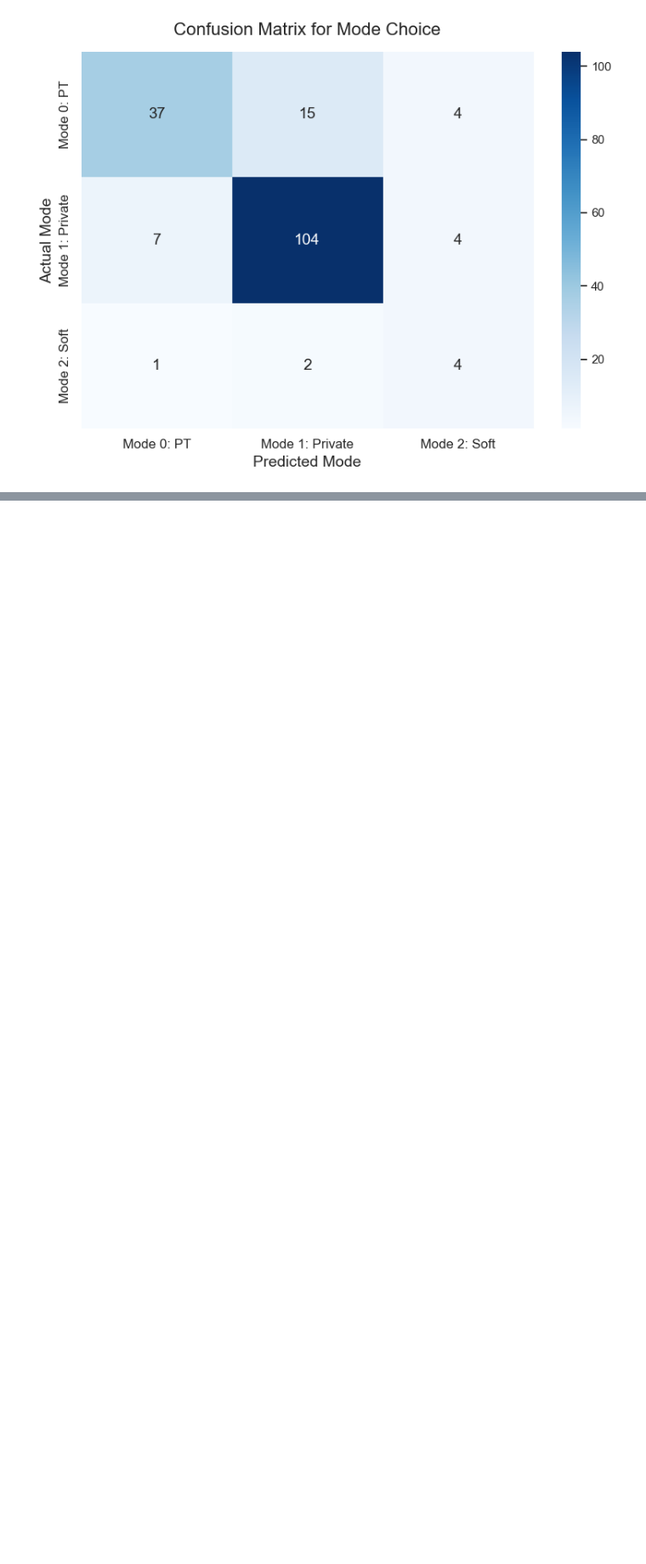
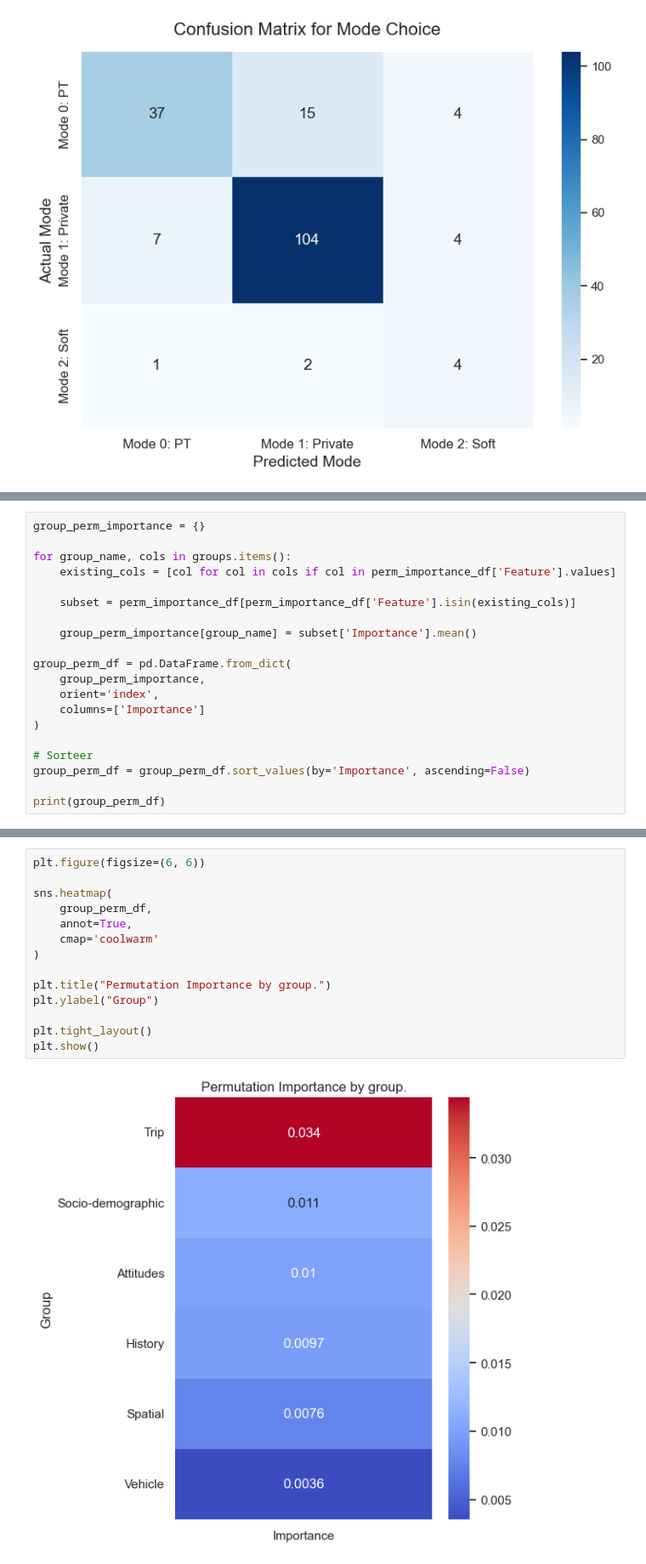
Before and after one commit to wendyqxc/MachineLearningModeChoiceGroup6, a Jupyter notebook: Global_regression_structured.ipynb, the cells around one changed output, grey strips where cells are left out. Shown at 85% size. Cells and saved outputs as stored; diff of their text form; blank space fills up the shorter version.

```diff
--- a/Global_regression_structured.ipynb
+++ b/Global_regression_structured.ipynb
@@ -232,0 +290,20 @@ plt.show()
+# %%
+group_perm_importance = {}
+
+for group_name, cols in groups.items():
+    existing_cols = [col for col in cols if col in perm_importance_df['Feature'].values]
+
+    subset = perm_importance_df[perm_importance_df['Feature'].isin(existing_cols)]
+
+    group_perm_importance[group_name] = subset['Importance'].mean()
+
+group_perm_df = pd.DataFrame.from_dict(
+    group_perm_importance,
+    orient='index',
+    columns=['Importance']
+)
+
+# Sorteer
+group_perm_df = group_perm_df.sort_values(by='Importance', ascending=False)
+
+print(group_perm_df)
@@ -232,0 +318,16 @@ plt.show()
+# %%
+plt.figure(figsize=(6, 6))
+
+sns.heatmap(
+    group_perm_df,
+    annot=True,
+    cmap='coolwarm'
+)
+
+plt.title("Permutation Importance by group.")
+plt.ylabel("Group")
+
+plt.tight_layout()
+plt.show()
+# %% [output]
+[figure, added]
```
Also changed, not shown: parts of 10 cells of this notebook.
